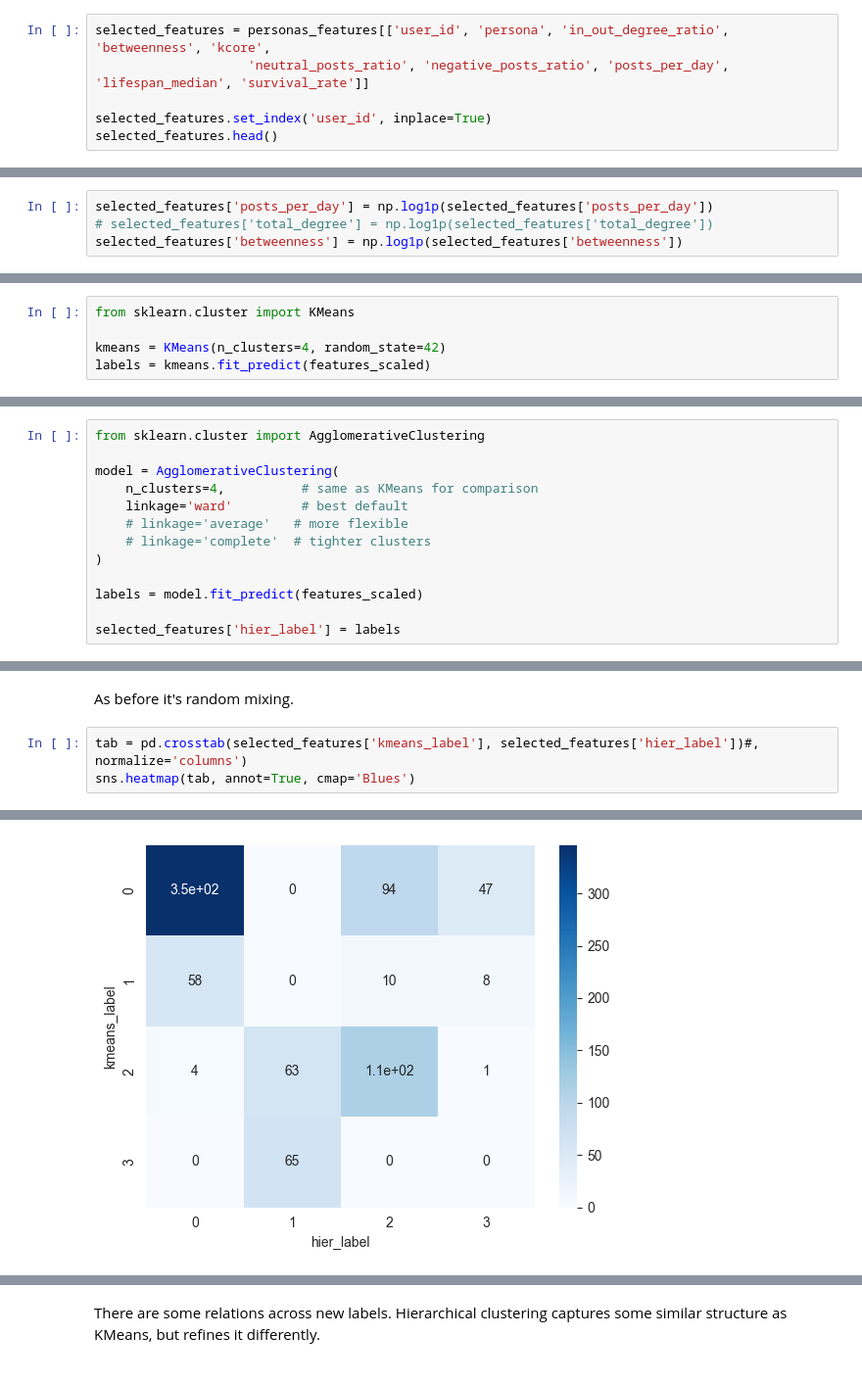
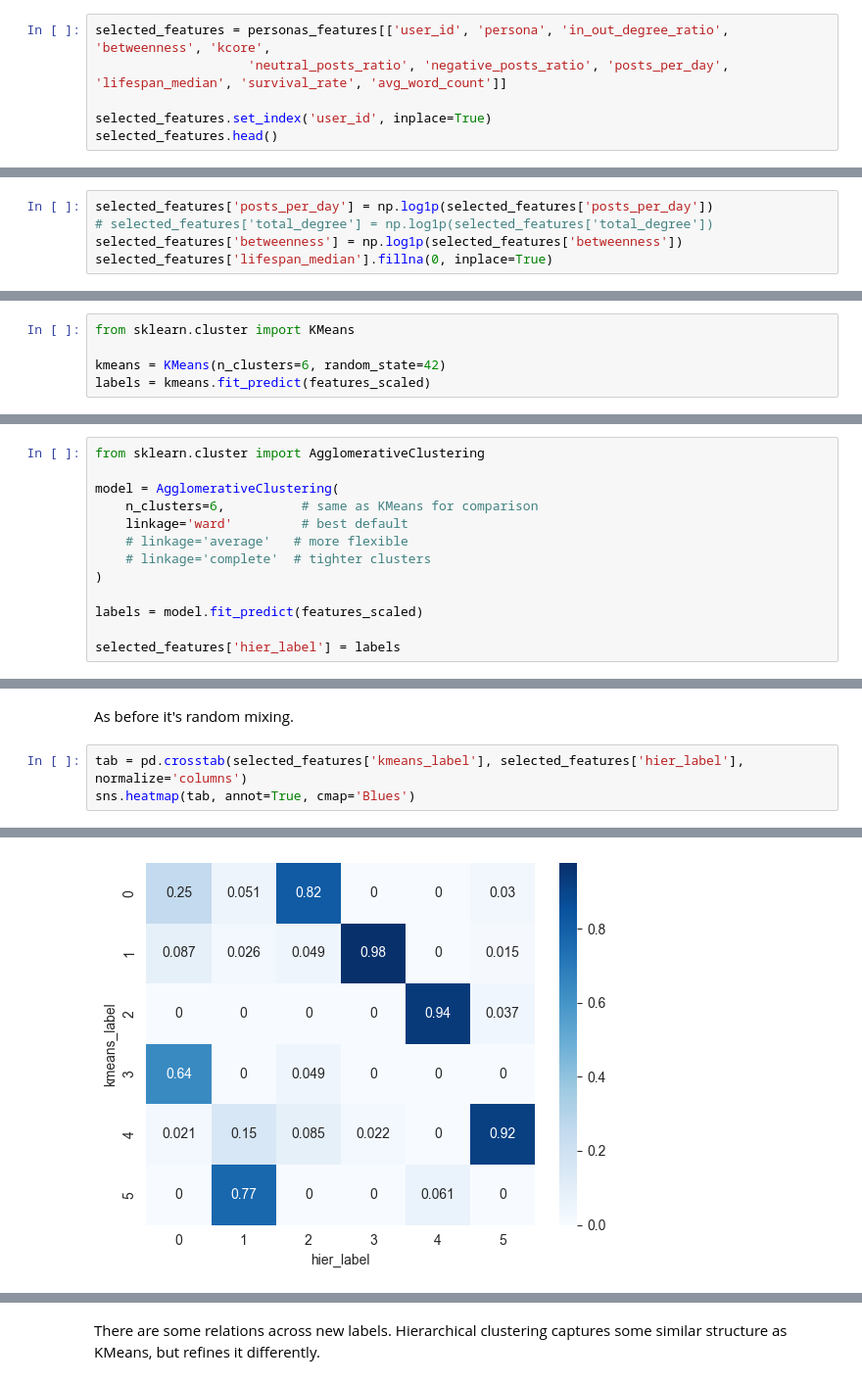
Before and after one commit to MagdalenaWilk/Personality-Driven_Behaviour_in_Synthetic_Social_Networks, a Jupyter notebook: personas_on_behaviour.ipynb, the cells around one changed output, grey strips where cells are left out. Shown at 98% size. Saved outputs shown, nothing was run; the diff lists cells and outputs as text.

```diff
--- a/personas_on_behaviour.ipynb
+++ b/personas_on_behaviour.ipynb
@@ -200,6 +287,6 @@ personas_features.head()
 # %%
 selected_features = personas_features[['user_id', 'persona', 'in_out_degree_ratio', 'betweenness', 'kcore',
-                    'neutral_posts_ratio', 'negative_posts_ratio', 'posts_per_day', 'lifespan_median', 'survival_rate']]
+                    'neutral_posts_ratio', 'negative_posts_ratio', 'posts_per_day', 'lifespan_median', 'survival_rate', 'avg_word_count']]
 
 selected_features.set_index('user_id', inplace=True)
 selected_features.head()
@@ -217,6 +304,7 @@ Handle skew - Apply log to heavy-tailed features.
 selected_features['posts_per_day'] = np.log1p(selected_features['posts_per_day'])
 # selected_features['total_degree'] = np.log1p(selected_features['total_degree'])
 selected_features['betweenness'] = np.log1p(selected_features['betweenness'])
+selected_features['lifespan_median'].fillna(0, inplace=True)
 # %% [output]
 A value is trying to be set on a copy of a slice from a DataFrame.
 Try using .loc[row_indexer,col_indexer] = value instead
@@ -273,7 +371,7 @@ Although the silhouette score is maximized at k=2, this solution yields overly c
 # %%
 from sklearn.cluster import KMeans
 
-kmeans = KMeans(n_clusters=4, random_state=42)
+kmeans = KMeans(n_clusters=6, random_state=42)
 labels = kmeans.fit_predict(features_scaled)
 # %%
 selected_features['kmeans_label'] = labels
@@ -370,7 +493,7 @@ KMeans forces spherical clusters. Hierarchical clustering lets structure emerge
 from sklearn.cluster import AgglomerativeClustering
 
 model = AgglomerativeClustering(
-    n_clusters=4,          # same as KMeans for comparison
+    n_clusters=6,          # same as KMeans for comparison
     linkage='ward'         # best default
     # linkage='average'   # more flexible
     # linkage='complete'  # tighter clusters
@@ -421,11 +548,11 @@ sns.heatmap(tab, annot=True, cmap='Blues')
 # %% [markdown]
 As before it's random mixing.
 # %%
-tab = pd.crosstab(selected_features['kmeans_label'], selected_features['hier_label'])#, normalize='columns')
+tab = pd.crosstab(selected_features['kmeans_label'], selected_features['hier_label'], normalize='columns')
 sns.heatmap(tab, annot=True, cmap='Blues')
 # %% [output]
 <Axes: xlabel='hier_label', ylabel='kmeans_label'>
-[figure, old version]
+[figure, new version]
 # %%
 print(f"Adjusted rand score:\nold persona vs. hierarchical clustering: {adjusted_rand_score(selected_features['persona'], selected_features['hier_label'])}")
 print(f"KMeans vs. hierarchical clustering: {adjusted_rand_score(selected_features['kmeans_label'], selected_features['hier_label'])}")
```
Also changed, not shown: parts of 40 cells of this notebook, 3 other files.
